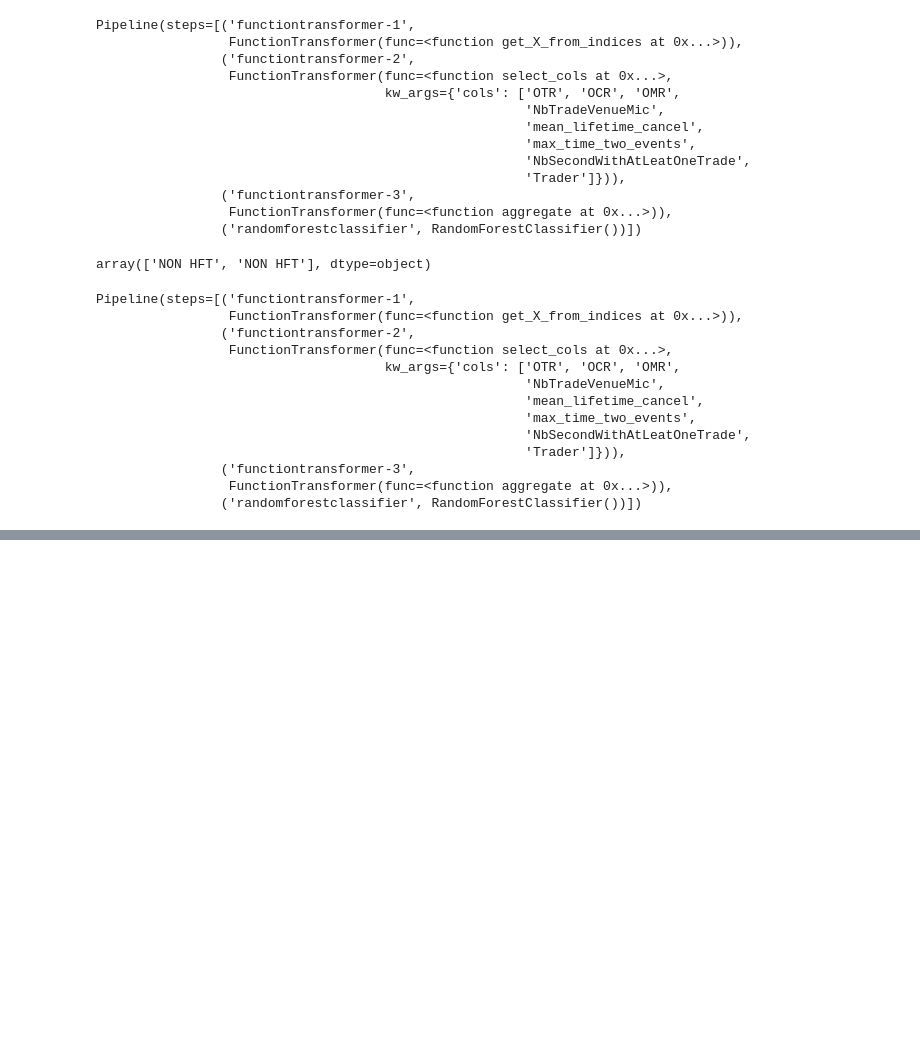
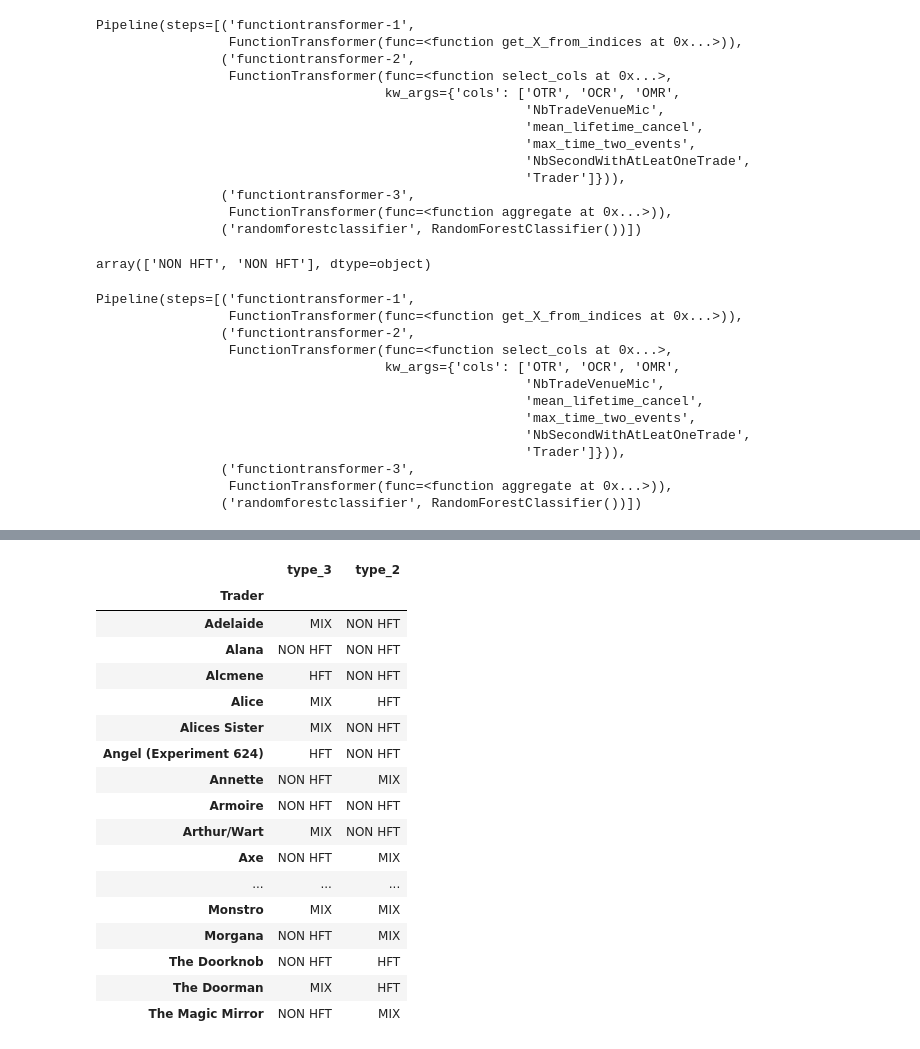
Before and after one commit to UltraDiuve/ens_challenge50, a Jupyter notebook: Notebook.ipynb, the cells around one changed output, grey strips where cells are left out. Saved outputs shown, nothing was run; the diff lists cells and outputs as text; code cells hidden in the pictures; blank space fills up the shorter version.

```diff
--- a/Notebook.ipynb
+++ b/Notebook.ipynb
@@ -998,2 +1001,5 @@ array([['Adelaide', 'HFT'],
 # %%
 pd.DataFrame(result, columns=['Trader', 'type']).set_index('Trader').to_csv(data_path / 'out' / 'submission3.csv')
+# %%
+sub3 = pd.DataFrame(result, columns=['Trader', 'type']).set_index('Trader')
+sub3
@@ -999,0 +1021,7 @@ pd.DataFrame(result, columns=['Trader', 'type']).set_index('Trader').to_csv(data
+# %%
+sub2 = pd.DataFrame(
+    pred,
+    index=to_pred.index,
+    columns=['type'],
+)
+sub2
@@ -999,0 +1043,22 @@ pd.DataFrame(result, columns=['Trader', 'type']).set_index('Trader').to_csv(data
+# %%
+with pd.option_context('display.max_rows', None):
+    display(sub3.join(sub2, lsuffix='_3', rsuffix='_2'))
+# %% [output]
+|  | type_3 | type_2 |
+| Trader |  |  |
+| Adelaide | MIX | NON HFT |
+| Alana | NON HFT | NON HFT |
+| Alcmene | HFT | NON HFT |
+| Alice | MIX | HFT |
+| Alices Sister | MIX | NON HFT |
+| Angel (Experiment 624) | HFT | NON HFT |
+| Annette | NON HFT | MIX |
+| Armoire | NON HFT | NON HFT |
+| Arthur/Wart | MIX | NON HFT |
+| Axe | NON HFT | MIX |
+| ... | ... | ... |
+| Monstro | MIX | MIX |
+| Morgana | NON HFT | MIX |
+| The Doorknob | NON HFT | HFT |
+| The Doorman | MIX | HFT |
+| The Magic Mirror | NON HFT | MIX |
```
Also changed, not shown: parts of 41 cells of this notebook, 7 other files.
